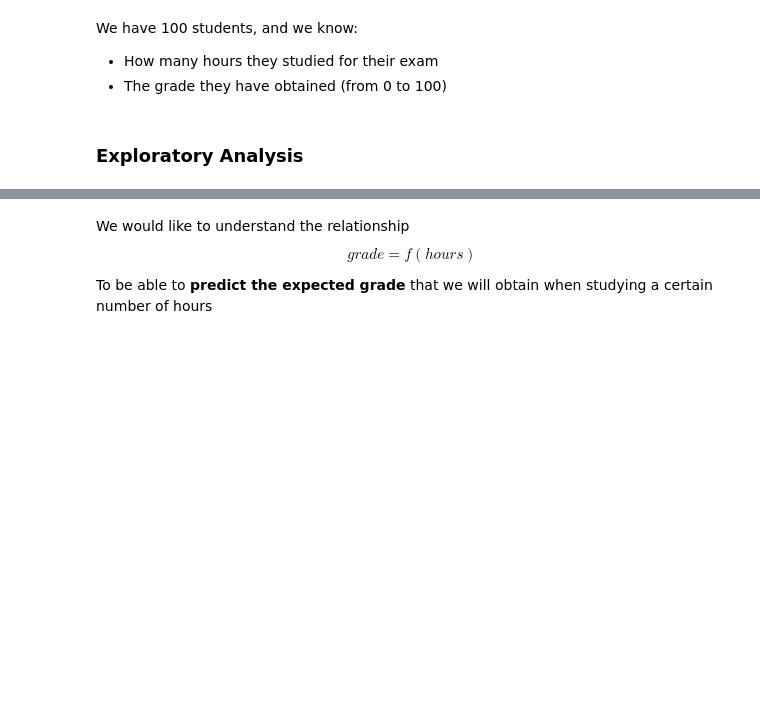
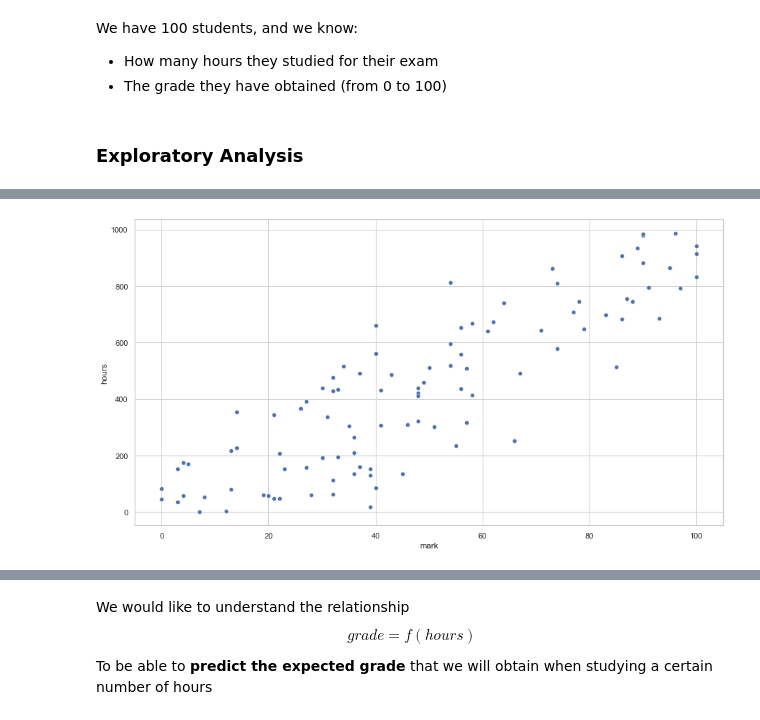
Before and after one commit to Ironhack-data-bcn-april-2023/lectures, a Jupyter notebook: week-7/01 - Linear regression.ipynb, the cells around one changed output, grey strips where cells are left out. Cells and saved outputs as stored; diff of their text form; code cells hidden in the pictures; blank space fills up the shorter version.

```diff
--- a/week-7/01 - Linear regression.ipynb
+++ b/week-7/01 - Linear regression.ipynb
@@ -48,0 +132,16 @@ We have 100 students, and we know:
+# %%
+sns.scatterplot(x = "mark", y="hours", data = df);
+"""
+positive correlation
+    - the more one axis, the more the other axis
+seems to be a linear relationship: straight line
+- no negative values
+    - no negative time
+    - no negative grade (we could?)
+"""
+
+"""
+slope
+"""
+# %% [output]
+[figure, added]
```
Also changed, not shown: parts of 46 cells of this notebook.
